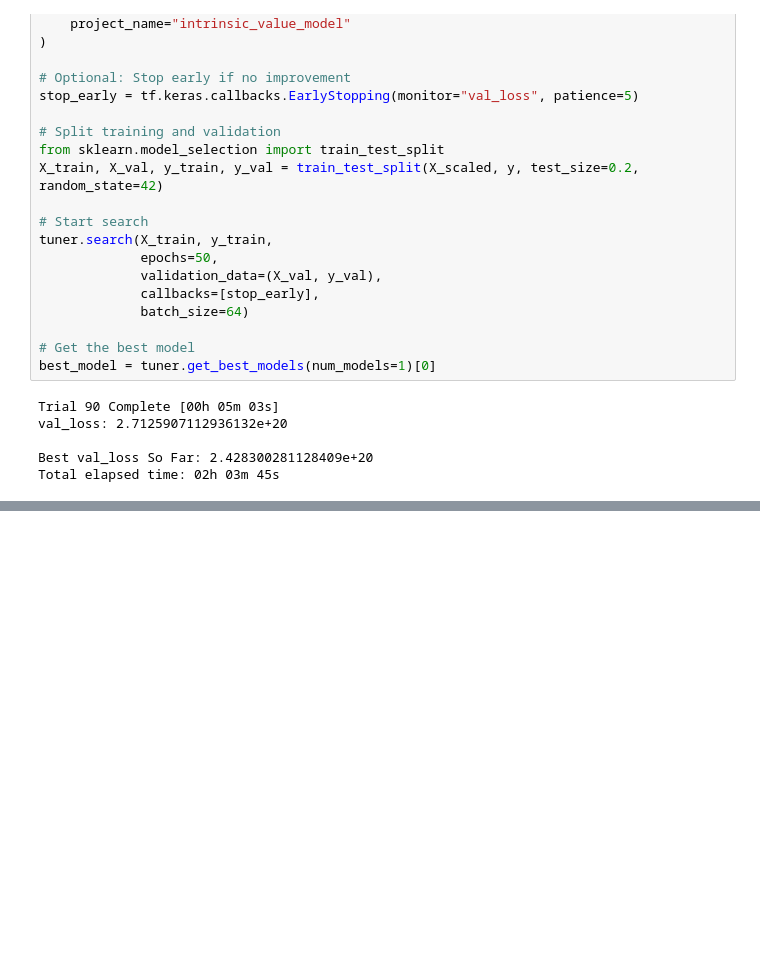
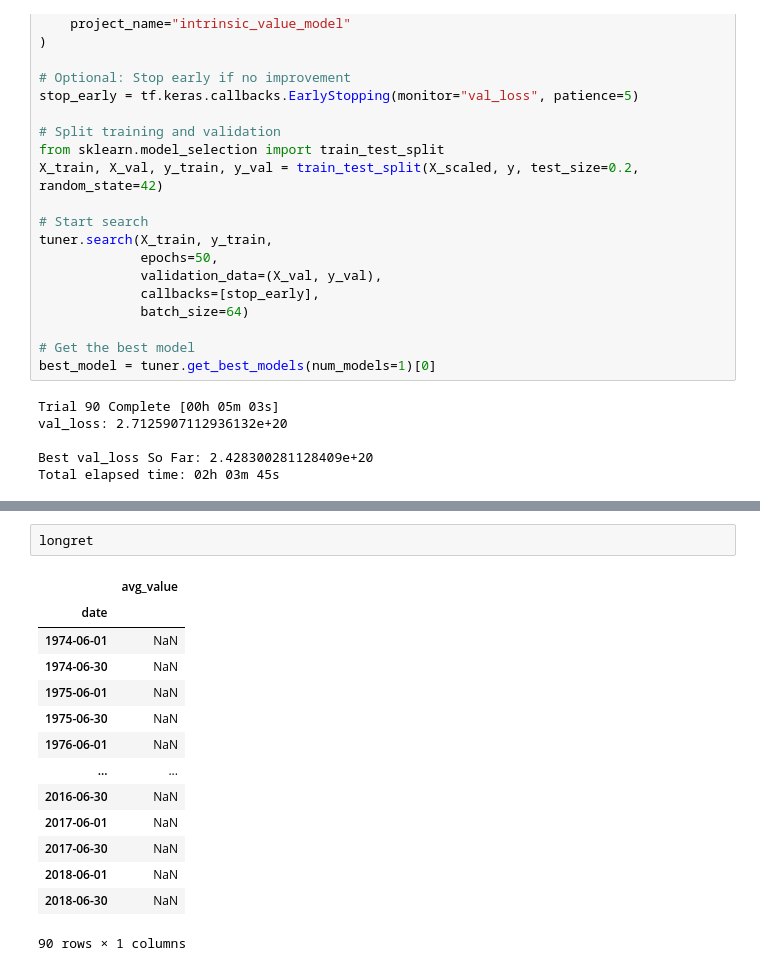
Before and after one commit to justusschenk/valueinvesting, a Jupyter notebook: Fundamental-Equity.ipynb, the cells around one changed output, grey strips where cells are left out. Cells and saved outputs as stored; diff of their text form; blank space fills up the shorter version.

```diff
--- a/Fundamental-Equity.ipynb
+++ b/Fundamental-Equity.ipynb
@@ -4988,0 +5059,17 @@ dtype: float64
+# %%
+longret
+# %% [output]
+|  | avg_value |
+| date |  |
+| 1974-06-01 | NaN |
+| 1974-06-30 | NaN |
+| 1975-06-01 | NaN |
+| 1975-06-30 | NaN |
+| 1976-06-01 | NaN |
+| ... | ... |
+| 2016-06-30 | NaN |
+| 2017-06-01 | NaN |
+| 2017-06-30 | NaN |
+| 2018-06-01 | NaN |
+| 2018-06-30 | NaN |
+90 rows × 1 columns
```
Also changed, not shown: parts of 8 cells of this notebook, 2 other files.
